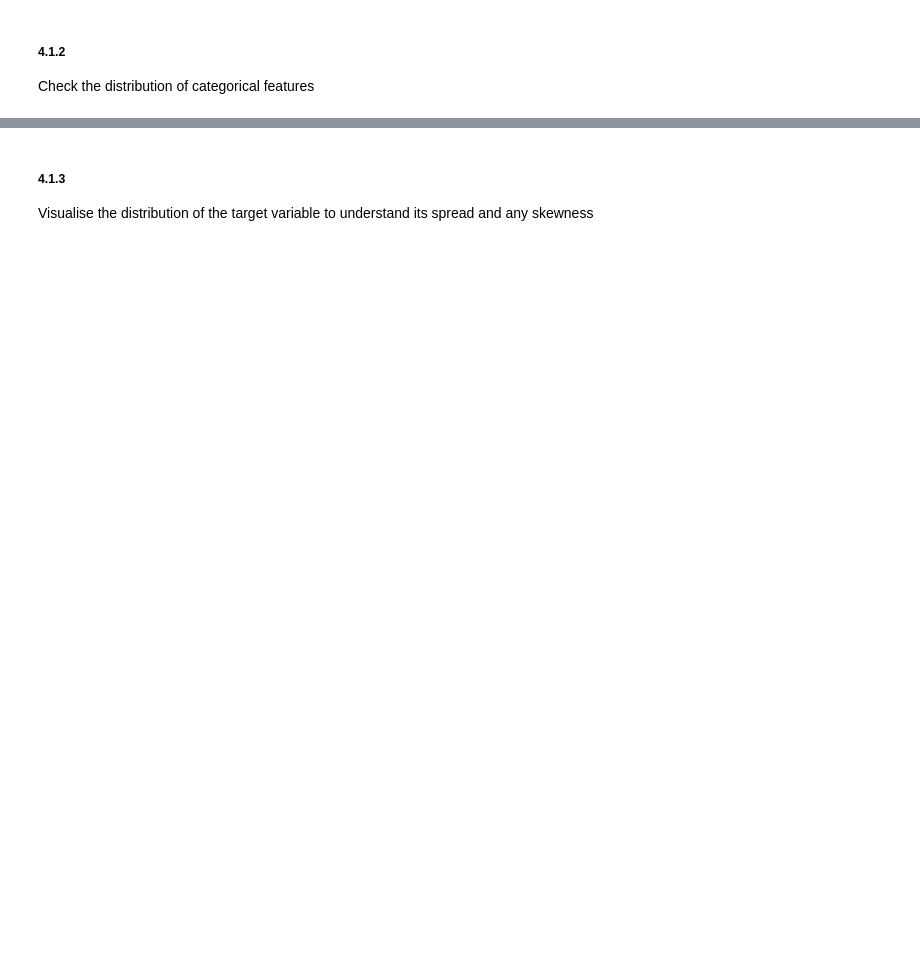
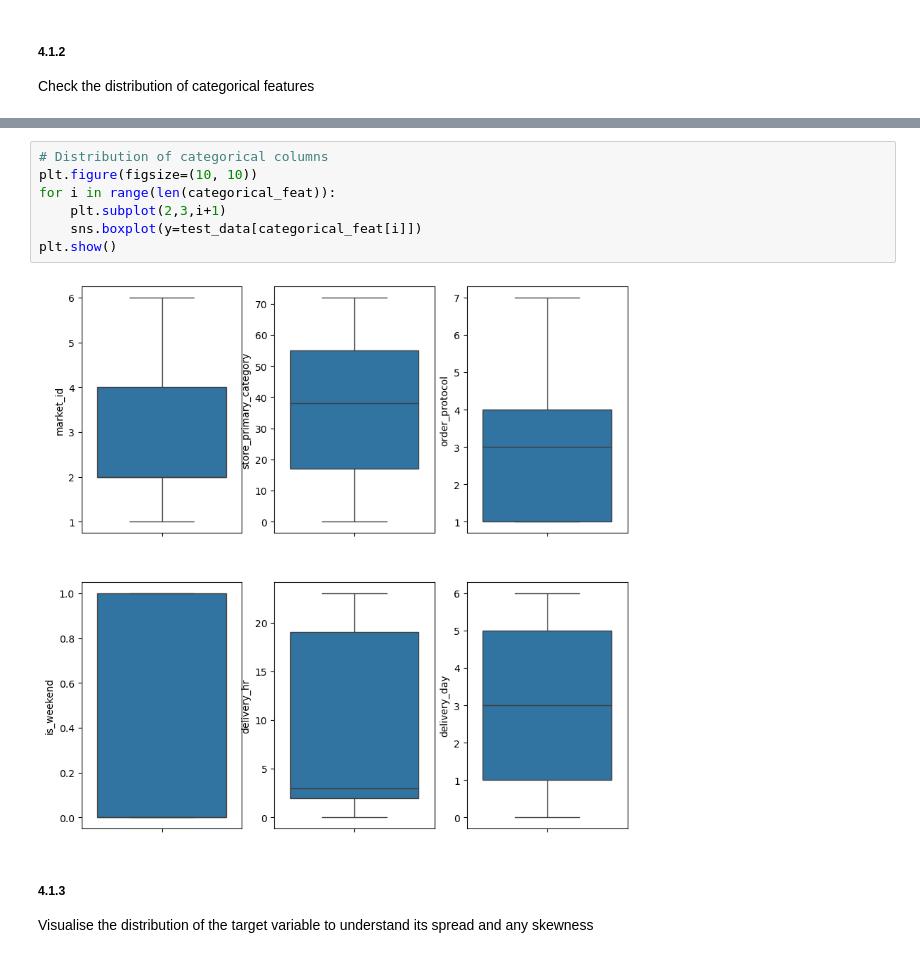
Before and after one commit to avanindra3/LR_Delivery_Time_Prediction, a Jupyter notebook: LR_Delivery_Time_Estimation_Starter_1.ipynb, the cells around one changed output, grey strips where cells are left out. Cells and saved outputs as stored; diff of their text form; blank space fills up the shorter version.

```diff
--- a/LR_Delivery_Time_Estimation_Starter_1.ipynb
+++ b/LR_Delivery_Time_Estimation_Starter_1.ipynb
@@ -505,3 +515,12 @@ Check the distribution of categorical features
+# %%
+# Distribution of categorical columns
+plt.figure(figsize=(10, 10))
+for i in range(len(categorical_feat)):
+    plt.subplot(2,3,i+1)
+    sns.boxplot(y=test_data[categorical_feat[i]])
+plt.show()
+# %% [output]
+[figure, added]
 # %% [markdown]
 ##### **4.1.3**
 Visualise the distribution of the target variable to understand its spread and any skewness
```
Also changed, not shown: parts of 11 cells of this notebook.
